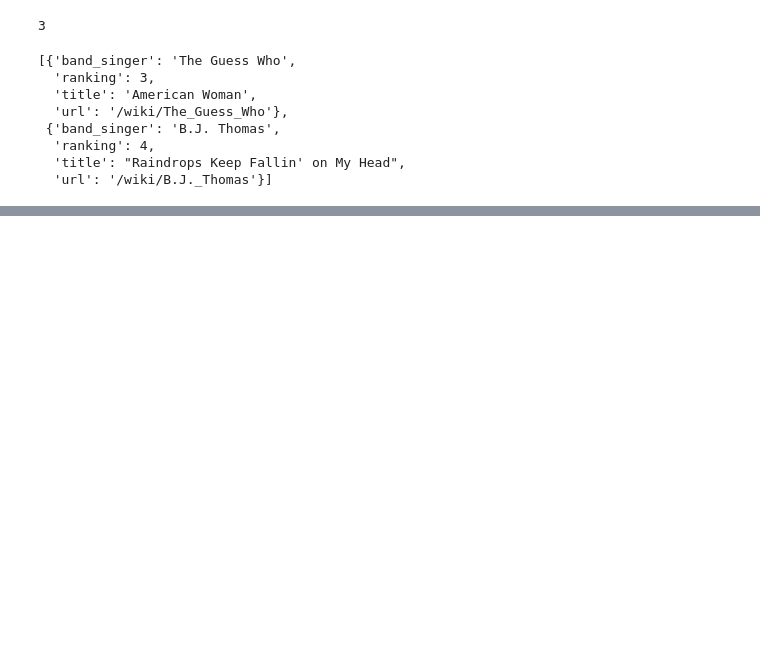
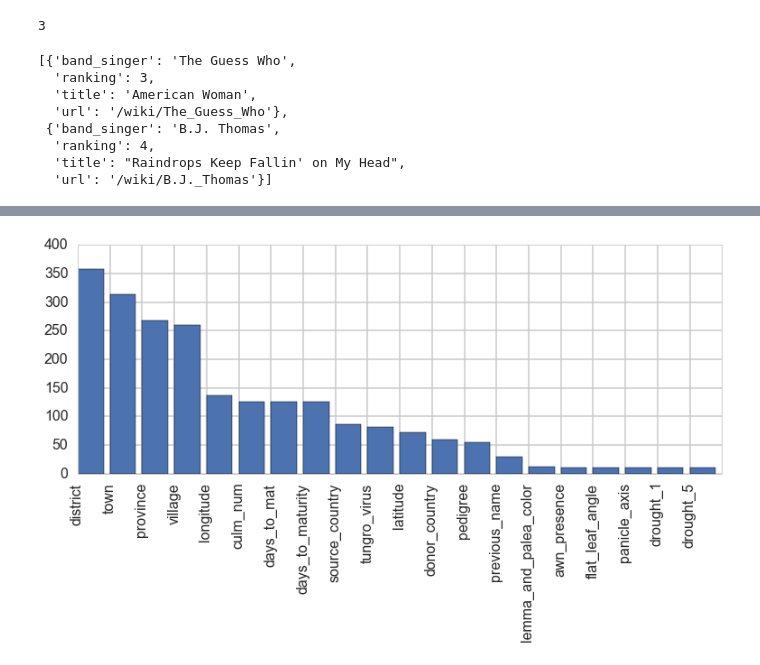
Before and after one commit to dylanpeterson/cs109-final-project, a Jupyter notebook: old_work/SCRAPING_Dylan.ipynb, the cells around one changed output, grey strips where cells are left out. Cells and saved outputs as stored; diff of their text form; code cells hidden in the pictures; blank space fills up the shorter version.

```diff
--- a/old_work/SCRAPING_Dylan.ipynb
+++ b/old_work/SCRAPING_Dylan.ipynb
@@ -560,0 +554,6 @@ for column in eda_df.columns:
+# %%
+plt.bar(xrange(0,20),y[:20])
+plt.xticks(xrange(0,20),(x[:20]),rotation='vertical',);
+plt.subplots_adjust(bottom=0.5)
+# %% [output]
+[figure, added]
```
Also changed, not shown: parts of 8 cells of this notebook, 2 other files.
